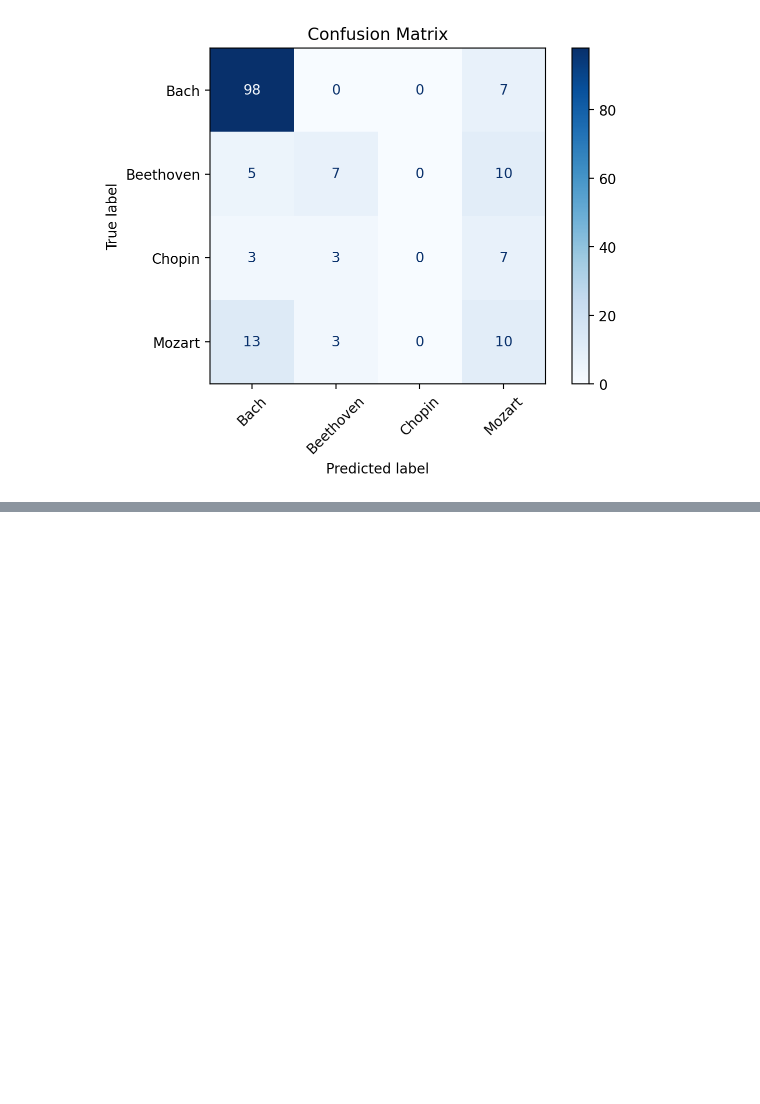
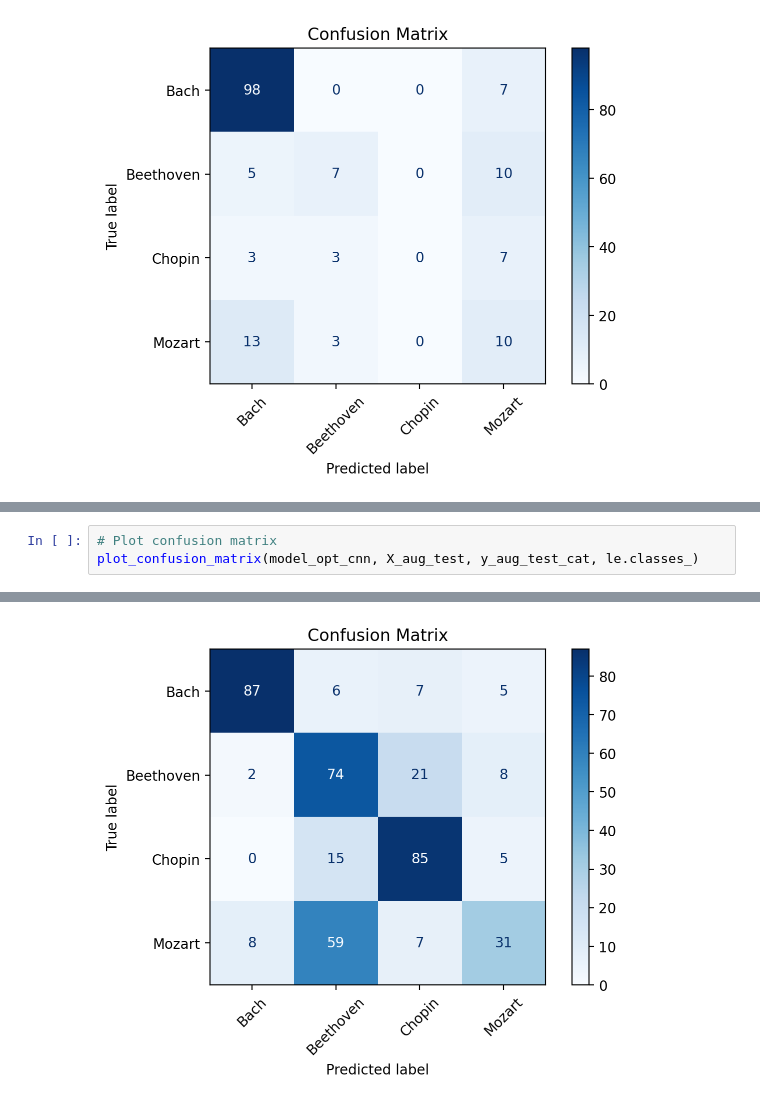
Before and after one commit to santa-dask/Music_Maestro_AI, a Jupyter notebook: AAI_511_IN2_Music_Maestro_AI-Project_new.ipynb, the cells around one changed output, grey strips where cells are left out. Drawn from its saved outputs; the diff is of its cells as text; blank space fills up the shorter version.

```diff
--- a/AAI_511_IN2_Music_Maestro_AI-Project_new.ipynb
+++ b/AAI_511_IN2_Music_Maestro_AI-Project_new.ipynb
@@ -1047,0 +1297,4 @@ plot_confusion_matrix(model_cnn, X_test_cnn, y_test_cat, le.classes_)
+# %%
+# Plot confusion matrix
+plot_confusion_matrix(model_opt_cnn, X_aug_test, y_aug_test_cat, le.classes_)
+# %% [output]
@@ -1047,0 +1302 @@ plot_confusion_matrix(model_cnn, X_test_cnn, y_test_cat, le.classes_)
+[figure, added]
```
Also changed, not shown: parts of 20 cells of this notebook.
